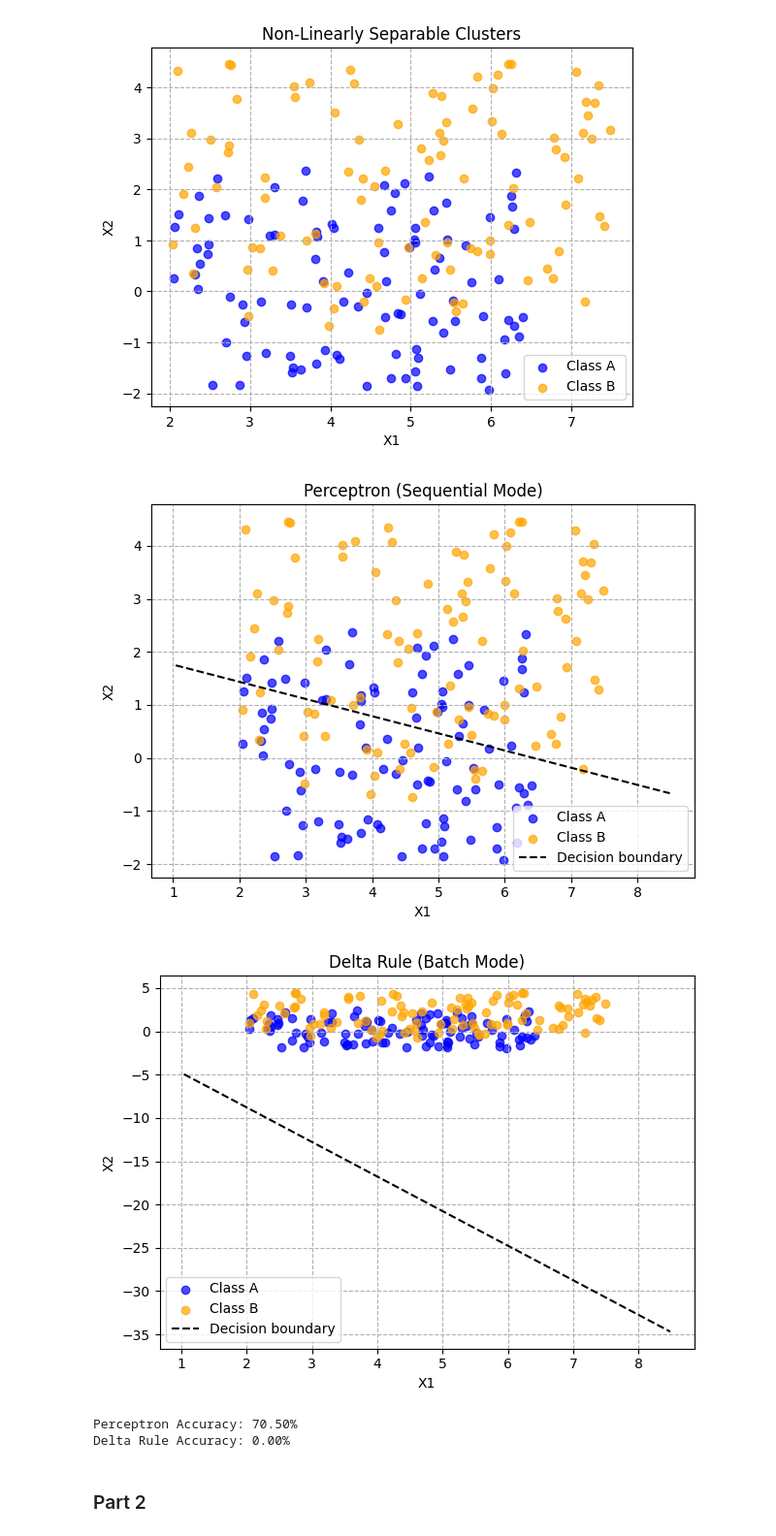
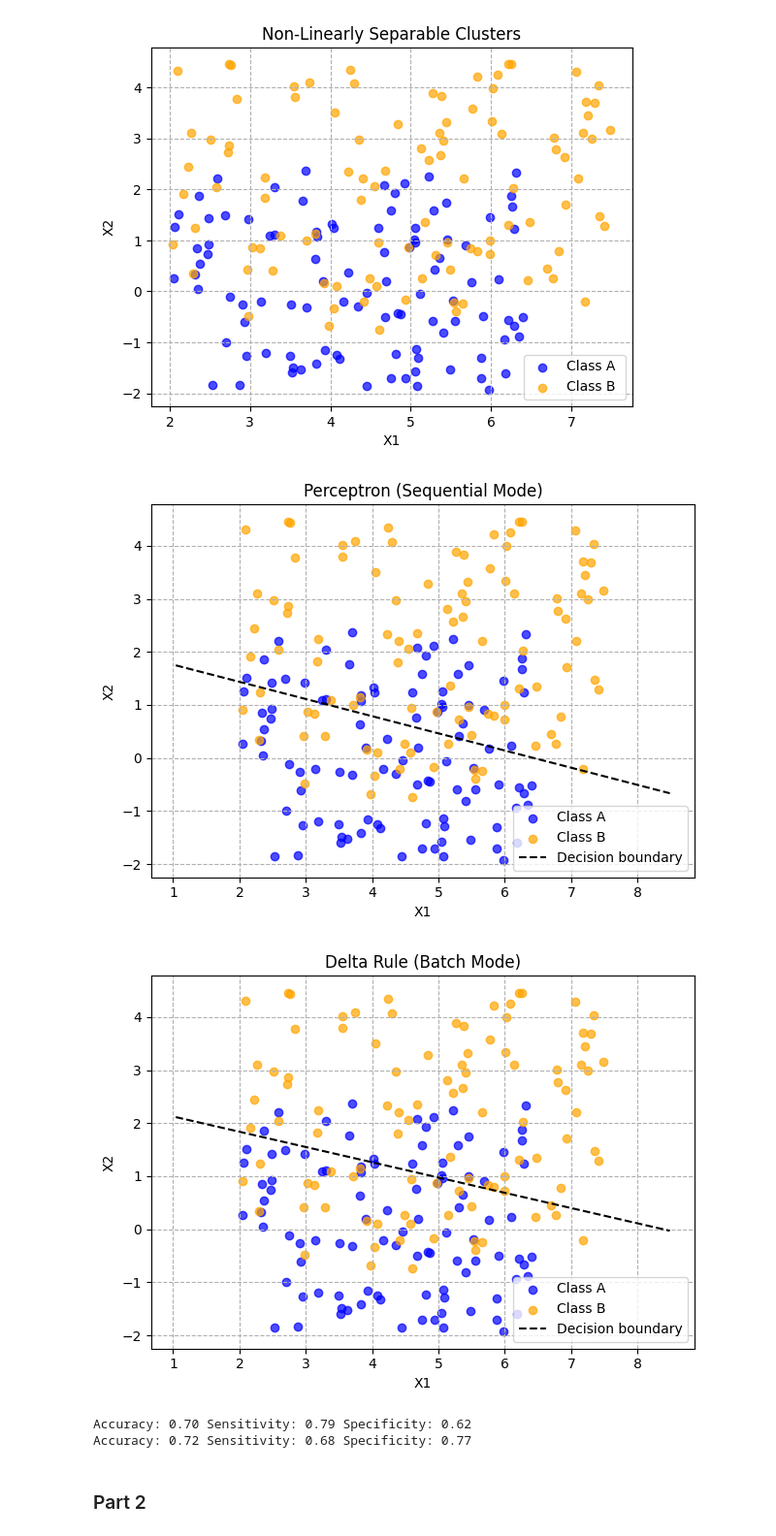
Before and after one commit to nathanansel28/DD2437, a Jupyter notebook: lab1a/task3.ipynb, the cells around one changed output. Shown at 97% size. Saved outputs shown, nothing was run; the diff lists cells and outputs as text; code cells hidden in the pictures.

```diff
--- a/lab1a/task3.ipynb
+++ b/lab1a/task3.ipynb
@@ -16,35 +16,33 @@ plot_datasets(data, labels, title='Non-Linearly Separable Clusters')
 # %% [output]
 [figure]
 # %%
-from sklearn.metrics import accuracy_score
 from tools import (
-    PerceptronClassifier, DeltaRuleClassifier, plot_decision_boundary
+    PerceptronClassifier, DeltaRuleClassifier, plot_decision_boundary, evaluate_model
 )
 
 perceptron = PerceptronClassifier()
 delta_rule = DeltaRuleClassifier()
 
 # Train Perceptron (Sequential Mode)
 perceptron.fit(data, labels, learn_rate=0.01, epochs=20, batch=False)
 plot_decision_boundary(perceptron.weights, data, labels, "Perceptron (Sequential Mode)")
 
 # Train Delta Rule (Batch Mode)
-delta_rule.fit(data, labels, learn_rate=0.001, epochs=20, batch=True)
-plot_decision_boundary(delta_rule.weights, data, labels, "Delta Rule (Batch Mode)")
+change_labels = lambda labels: np.where(labels == 0, -1, 1)
+delta_rule.fit(data, change_labels(labels), learn_rate=0.0001, epochs=5000, batch=True)
+plot_decision_boundary(delta_rule.weights, data, change_labels(labels), "Delta Rule (Batch Mode)")
 
 # Evaluate the classifiers on the training data
-perceptron_preds = perceptron.predict(data).flatten()
-delta_preds = delta_rule.predict(data).flatten()
-perceptron_accuracy = accuracy_score(labels, perceptron_preds)
-delta_accuracy = accuracy_score(labels, delta_preds)
+metrics_perceptron = evaluate_model(perceptron, data, labels)
+metrics_delta = evaluate_model(delta_rule, data, change_labels(labels))
 
-print(f"Perceptron Accuracy: {perceptron_accuracy * 100:.2f}%")
-print(f"Delta Rule Accuracy: {delta_accuracy * 100:.2f}%")
+for metric in [metrics_perceptron, metrics_delta]:
+    print(f"Accuracy: {metric[0]:.2f} Sensitivity: {metric[1]:.2f} Specificity: {metric[2]:.2f}")
 # %% [output]
 [figure]
-[figure, old version]
+[figure, new version]
-Perceptron Accuracy: 70.50%
-Delta Rule Accuracy: 0.00%
+Accuracy: 0.70 Sensitivity: 0.79 Specificity: 0.62
+Accuracy: 0.72 Sensitivity: 0.68 Specificity: 0.77
 # %% [markdown]
 ### Part 2
 # %%
```
Also changed, not shown: parts of 3 cells of this notebook.
